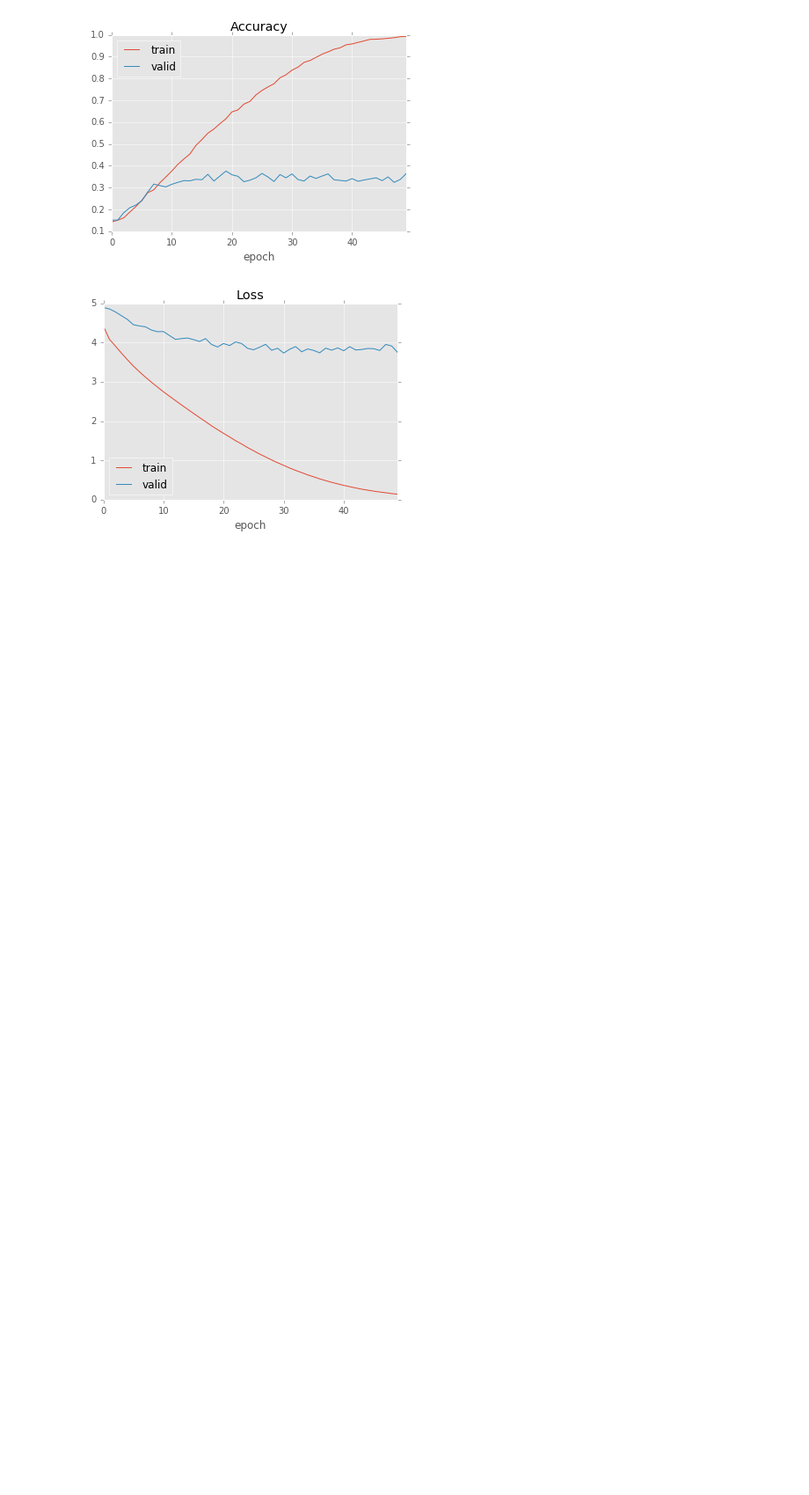
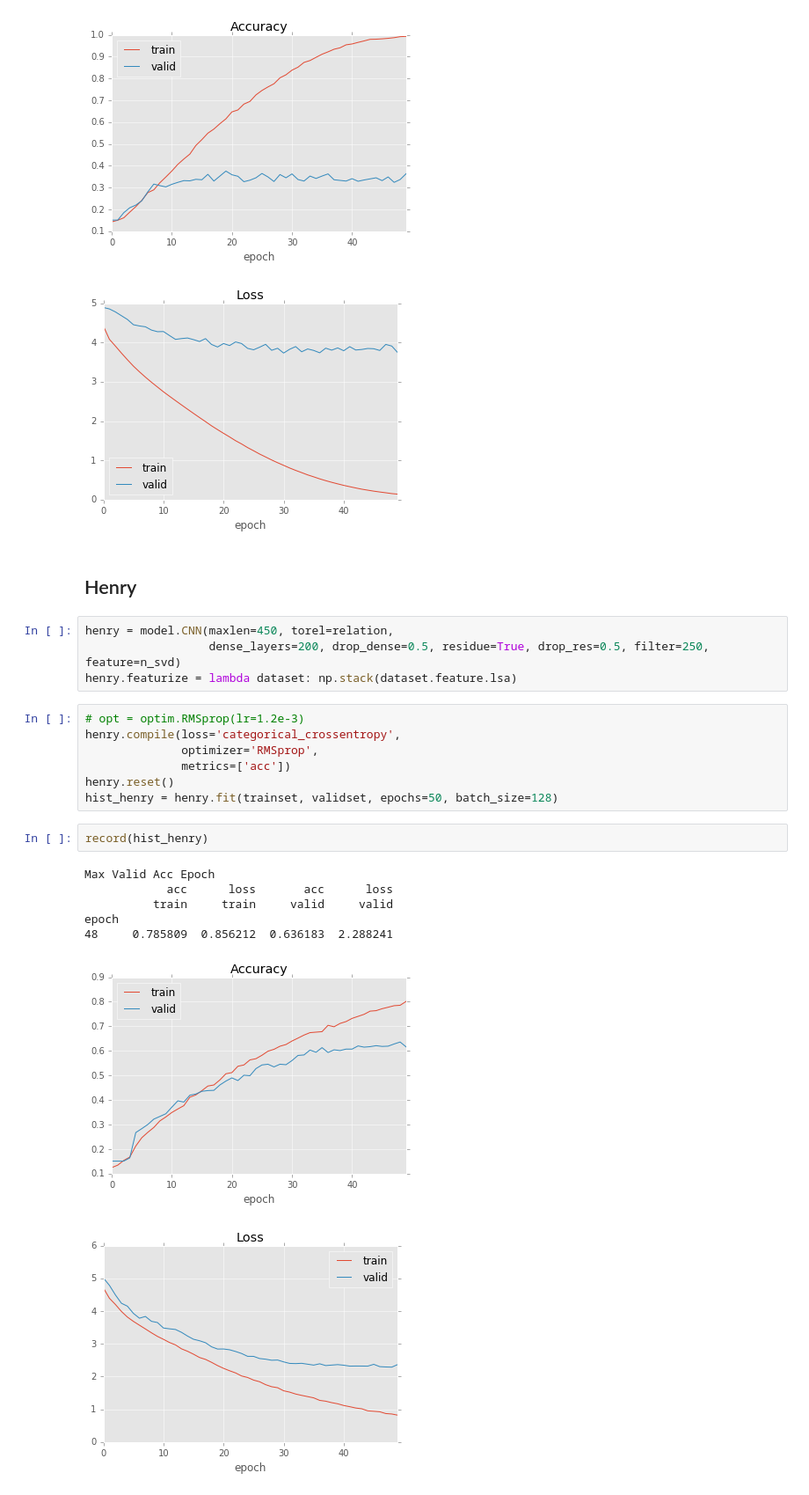
Before and after one commit to vickyliin/NLIL, a Jupyter notebook: train_law_classifier_cnn.ipynb, the cells around one changed output. Shown at 88% size. Saved outputs shown, nothing was run; the diff lists cells and outputs as text; blank space fills up the shorter version.

Commit message:
\\ Henry god //

```diff
--- a/train_law_classifier_cnn.ipynb
+++ b/train_law_classifier_cnn.ipynb
@@ -293,3 +293,26 @@ epoch
 19     0.615053  1.782423  0.375746  3.88552
 [figure]
 [figure]
+# %% [markdown]
+## Henry
+# %%
+henry = model.CNN(maxlen=450, torel=relation,
+                  dense_layers=200, drop_dense=0.5, residue=True, drop_res=0.5, filter=250, feature=n_svd)
+henry.featurize = lambda dataset: np.stack(dataset.feature.lsa)
+# %%
+# opt = optim.RMSprop(lr=1.2e-3)
+henry.compile(loss='categorical_crossentropy',
+              optimizer='RMSprop',
+              metrics=['acc'])
+henry.reset()
+hist_henry = henry.fit(trainset, validset, epochs=50, batch_size=128)
+# %%
+record(hist_henry)
+# %% [output]
+Max Valid Acc Epoch
+            acc      loss       acc      loss
+          train     train     valid     valid
+epoch
+48     0.785809  0.856212  0.636183  2.288241
+[figure, added]
+[figure, added]
```
Also changed, not shown: parts of 4 cells of this notebook, 1 other file.
